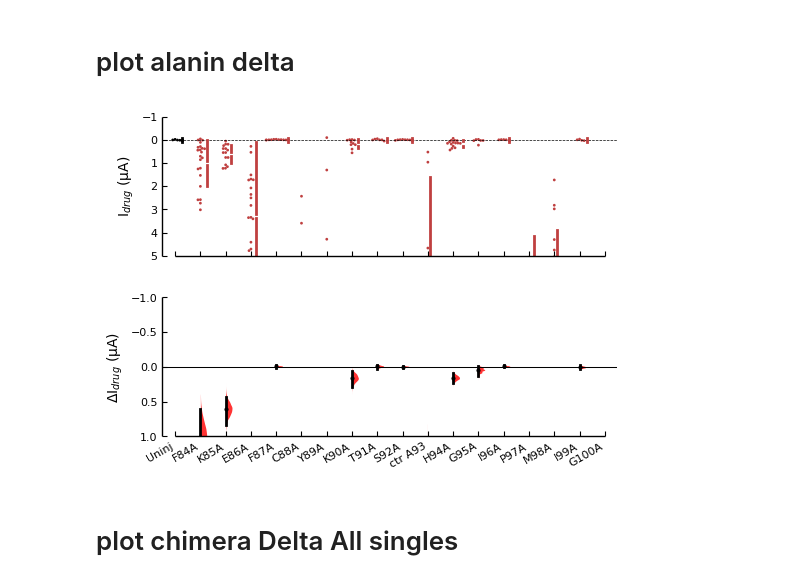
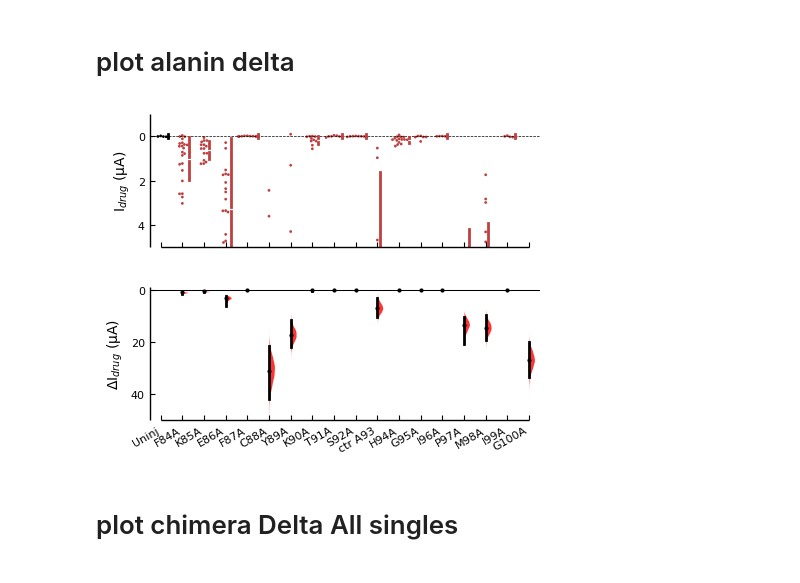
Before and after one commit to sfechner/JupyterNotebooksDEGENaCPharm, a Jupyter notebook: RatioNterm.ipynb, the cells around one changed output. Saved outputs shown, nothing was run; the diff lists cells and outputs as text; code cells hidden in the pictures.

```diff
--- a/RatioNterm.ipynb
+++ b/RatioNterm.ipynb
@@ -91,23 +96,4 @@ ErrorColor = 'red'
 # %%
-# ReNameAlanin ={#'F84A':'mg738mg012',
-#          #'K85A':'mg739mg012',
-#          #'E86A':'mg740mg012',
-#          #'F87A':'mg741mg012',
-#          #'C88A':'mg748mg012',
-#          'Y89A':'mg759mg012',
-#          'K90A':'mg745mg012',
-#          'T91A':'mg752mg012',
-#          'S92A':'mg749mg012',
-#          'ctr A93':'mg419mg012',
-#          'H94A':'mg750mg012',
-#          'G95A':'mg746mg012',
-#          'I96A':'mg747mg012',
-#          'P97A':'mg760mg012',
-#          #'M98A':'mg753mg012',
-#          #'I99A':'mg761mg012',
-#          #'G100A':'mg751mg012'
-#         }
-
 ReNameAlanin ={'F84A':'mg738mg012',
          'K85A':'mg739mg012',
          'E86A':'mg740mg012',
@@ -127,18 +113,6 @@ ReNameAlanin ={'F84A':'mg738mg012',
          'G100A':'mg751mg012'
         }
 
-# ReNameChimera={#'M4-NtermDT1':'mg755mg012',
-#                'M4-DT1ABC':'mg733mg012',
-#                'M4-DT1A':'mg734mg012',
-#                'M4-DT1B':'mg735mg012',
-#                'M4-DT1C':'mg742mg012',
-#                #'DT1-NtermM4':'mg756mg012',
-#                #'DT1-M4ABC':'mg736mg012',
-#                'DT1-M4A':'mg737mg012',
-#                'DT1-M4B':'mg757mg012',
-#                'DT1-M4C':'mg758mg012',
-#         }
-
 ReNameChimera={ 'ctr A93':'mg419mg012',
                'M4-NtermDT1':'mg755mg012',
                'M4d-DT1ABC':'mg733mg012',
@@ -146,16 +120,15 @@ ReNameChimera={ 'ctr A93':'mg419mg012',
                'M4d-DT1A':'mg734mg012',
                'M4d-DT1B':'mg735mg012',
                'M4d-DT1C':'mg742mg012',
-                'M4+M4-DT1A':'mg419mg734mg012',
-               'M4+M4-DT1B':'mg419mg735mg012',
-               'M4+M4-DT1C':'mg419mg742mg012',
+#                 'M4+M4-DT1A':'mg419mg734mg012',
+#                'M4+M4-DT1B':'mg419mg735mg012',
+#                'M4+M4-DT1C':'mg419mg742mg012',
 #                'DT1-NtermM4':'mg756mg012',
 #                'DT1-M4ABC':'mg736mg012',
 #                'DT1-M4A':'mg737mg012',
 #                'DT1-M4B':'mg757mg012',
 #                'DT1-M4C':'mg758mg012',
         }
-
 #print(ReNameAlanin)
 LabelAlanin = list(ReNameAlanin.keys())
 LabelChimera = list(ReNameChimera.keys())
@@ -553,39 +488,40 @@ plt.gcf().subplots_adjust(bottom=0.21, left=0.3,right=None, top=None,hspace=1.5,
 # plot alanin delta
 # %%
 #plt.figure(figsize=(3.5, 3))
-fig1= Fig_Delta_Alanin.mean_diff.plot(swarm_ylim=(5,-1), contrast_ylim=(1,-1), fig_size=(7, 4.5),  raw_marker_size=(2),es_marker_size=2,contrast_label='ΔI$_{drug}$ (µA)',
+fig1= Fig_Delta_Alanin.mean_diff.plot(swarm_ylim=(5,-1), contrast_ylim=(50,-1), fig_size=(5.2, 4.5),  raw_marker_size=(2),es_marker_size=2,contrast_label='ΔI$_{drug}$ (µA)',
                                     swarm_label='I$_{drug}$ (µA)',custom_palette=colorsDelta, reflines_kwargs = {'linestyle':'dashed', 'linewidth':0.75})#,reflines_kwargs
 
 
 fig1.axes[0].plot([-1,50], [0,0], 'k-', color='#000000', linestyle='--',linewidth=0.5)
 #fig1.axes[1].plot([-1,20], [-1,-1], 'k--', color='#000000', linewidth=1)
 fig1.axes[0].tick_params(axis='both', which='major', labelsize=AxisLegendSize)
 fig1.axes[1].tick_params(axis='both', which='major', labelsize=AxisLegendSize)
 fig1.axes[0].get_yaxis().set_tick_params(direction='in')
 fig1.axes[1].get_yaxis().set_tick_params(direction='in')
 fig1.axes[0].get_xaxis().set_tick_params(direction='in')
 fig1.axes[1].get_xaxis().set_tick_params(direction='in')
 
 
 
 labels = ['','']
 fig1.axes[0].set_xticklabels(labels, rotation=30, ha='right')
 # fig1.axes[0].text(0.13, -12.5, 'Ibu (µM)')
 # fig1.axes[0].text(4.0, -12.5, 'Asp  (µM)')
 
 labels2 = ['Uninj']
 for i in range(0,len(LabelAlanin)):
     #labels2.append('')
     labels2.append(LabelAlanin[i])
 
 #labels2 = ['',LabelAlanin[0],'','F84A','','K85A','','E86A','','F87A','','C88A','','Y89A','','K90A','','T91A','','S92A','','H94A','','G95A','','I96A','','P97A','','M98A','','I99A','','G100A']
 fig1.axes[1].set_xticklabels(labels2, rotation=30, ha='right')
 
 #plt.gcf().subplots_adjust(bottom=0.2, left=0.3,right=None, top=None,hspace=1.5, wspace=0.2)
-plt.gcf().subplots_adjust(bottom=0.17, left=0.25,right=None, top=None,hspace=0.75, wspace=0.2)
+#plt.gcf().subplots_adjust(bottom=0.17, left=0.25,right=None, top=None,hspace=0.75, wspace=0.2)
+plt.gcf().subplots_adjust(bottom=0.2, left=0.15,right=None, top=None,hspace=None, wspace=None)
 plt.savefig(filedirExportFig+"ChangeinCurrentPilotAlanin-WithOutCurrent"+'.pdf')
 # %% [output]
-[figure, old version]
+[figure, new version]
 # %% [markdown]
 # plot chimera Delta All singles
 # %%
```
Also changed, not shown: parts of 14 cells of this notebook.
